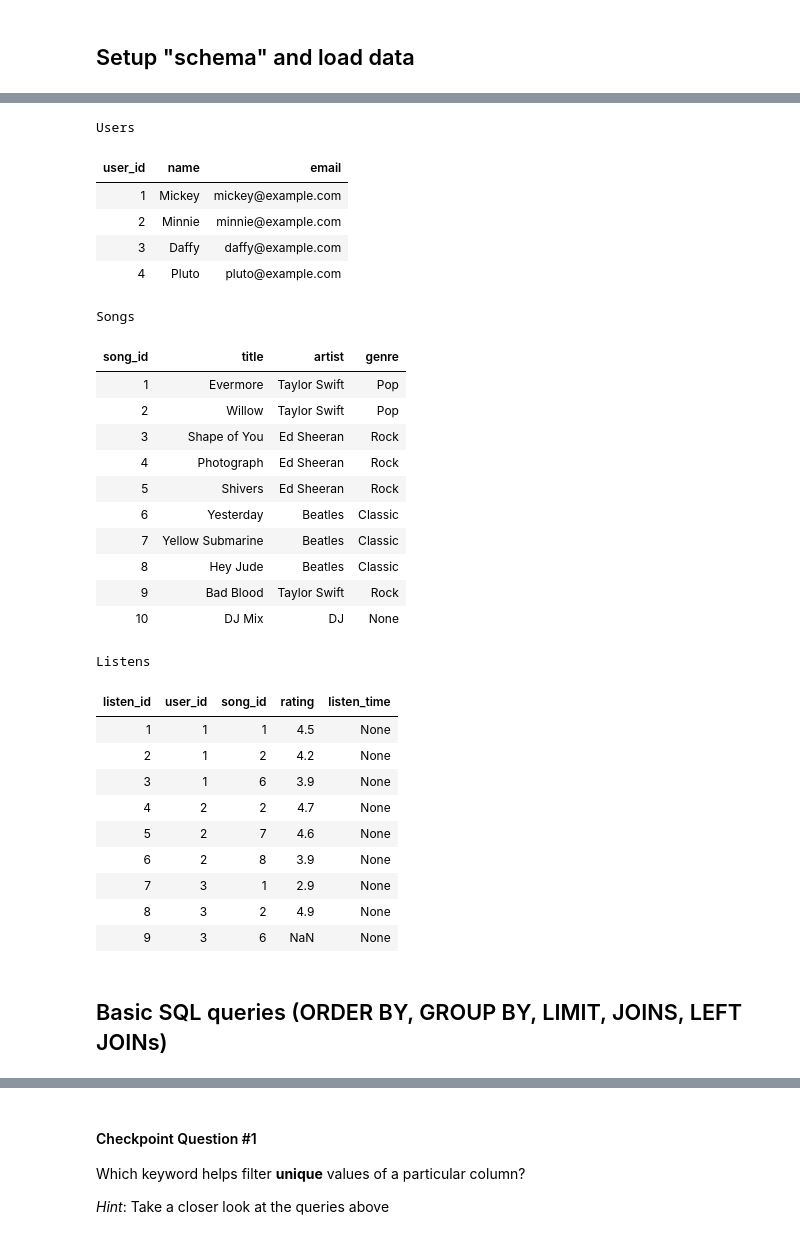
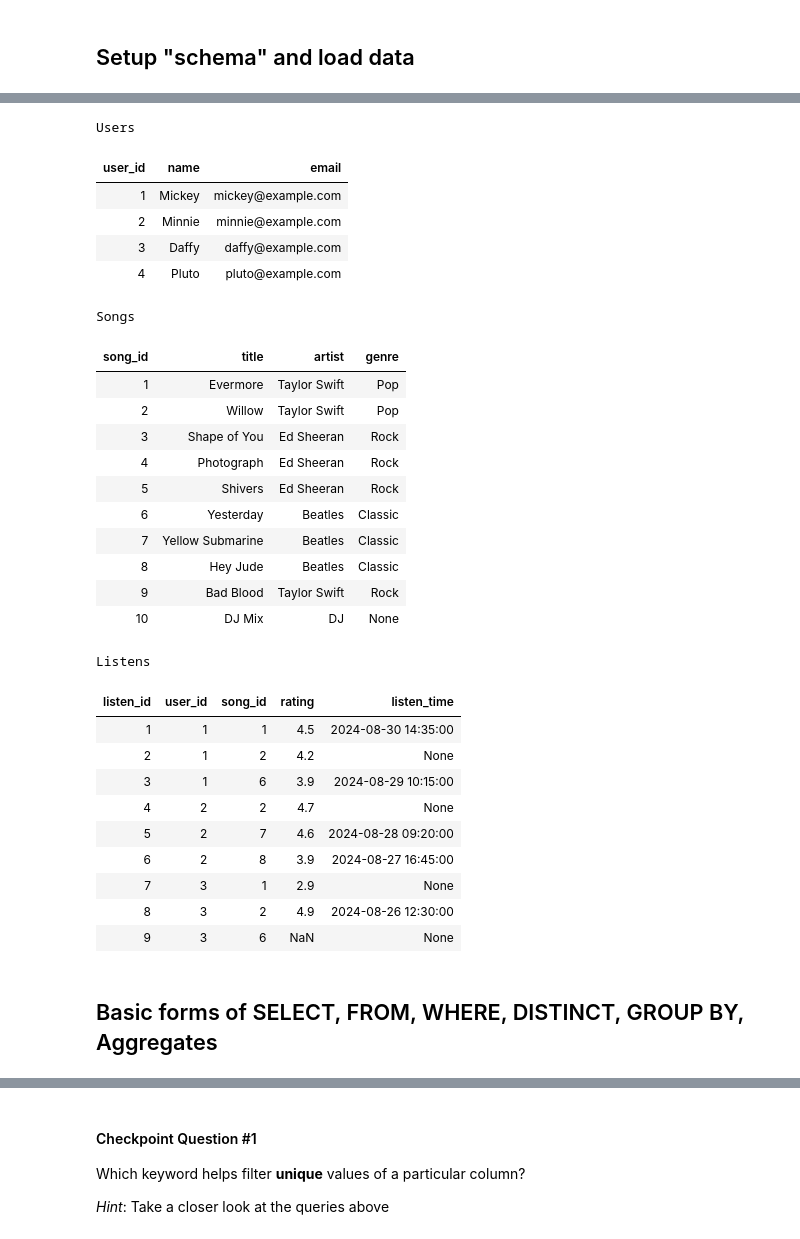
Before and after one commit to shivag/cs145, a Jupyter notebook: Spotify's_SQL_example_CS145.ipynb, the cells around one changed output, grey strips where cells are left out. Saved outputs shown, nothing was run; the diff lists cells and outputs as text; code cells hidden in the pictures.

```diff
--- a/Spotify's_SQL_example_CS145.ipynb
+++ b/Spotify's_SQL_example_CS145.ipynb
@@ -67,6 +62,6 @@ Successfully installed pysqlite3-0.5.3
 3.37.2
 # %%
-dbname = "music_streaming4.db"
+dbname = "music_streaming_1.db"
 
 def printSqlResults(cursor, tblName):
   try:
@@ -186,56 +181,57 @@ VALUES
 
 # Insert sample listens
 cursor.execute("""
-INSERT INTO Listens (listen_id, user_id, song_id, rating)
+INSERT INTO Listens (listen_id, user_id, song_id, rating, listen_time)
 VALUES
-    (1, 1, 1, 4.5),
-    (2, 1, 2, 4.2),
-    (3, 1, 6, 3.9),
-    (4, 2, 2, 4.7),
-    (5, 2, 7, 4.6),
-    (6, 2, 8, 3.9),
-    (7, 3, 1, 2.9),
-    (8, 3, 2, 4.9),
-    (9, 3, 6, NULL);
+    (1, 1, 1, 4.5, '2024-08-30 14:35:00'),
+    (2, 1, 2, 4.2, NULL),
+    (3, 1, 6, 3.9, '2024-08-29 10:15:00'),
+    (4, 2, 2, 4.7, NULL),
+    (5, 2, 7, 4.6, '2024-08-28 09:20:00'),
+    (6, 2, 8, 3.9, '2024-08-27 16:45:00'),
+    (7, 3, 1, 2.9, NULL),
+    (8, 3, 2, 4.9, '2024-08-26 12:30:00'),
+    (9, 3, 6, NULL, NULL);
 """)
+
 # Commit changes and close the connection
 conn.commit()
 conn.close()
 
 runSql('Users', "select * from Users;")
 runSql('Songs', "select * from Songs;")
 runSql('Listens', "select * from Listens;")
 # %% [output]
 Users
 | user_id | name | email |
 | 1 | Mickey | mickey@example.com |
 | 2 | Minnie | minnie@example.com |
 | 3 | Daffy | daffy@example.com |
 | 4 | Pluto | pluto@example.com |
 Songs
 | song_id | title | artist | genre |
 | 1 | Evermore | Taylor Swift | Pop |
 | 2 | Willow | Taylor Swift | Pop |
 | 3 | Shape of You | Ed Sheeran | Rock |
 | 4 | Photograph | Ed Sheeran | Rock |
 | 5 | Shivers | Ed Sheeran | Rock |
 | 6 | Yesterday | Beatles | Classic |
 | 7 | Yellow Submarine | Beatles | Classic |
 | 8 | Hey Jude | Beatles | Classic |
 | 9 | Bad Blood | Taylor Swift | Rock |
 | 10 | DJ Mix | DJ | None |
 Listens
 | listen_id | user_id | song_id | rating | listen_time |
-| 1 | 1 | 1 | 4.5 | None |
+| 1 | 1 | 1 | 4.5 | 2024-08-30 14:35:00 |
 | 2 | 1 | 2 | 4.2 | None |
-| 3 | 1 | 6 | 3.9 | None |
+| 3 | 1 | 6 | 3.9 | 2024-08-29 10:15:00 |
 | 4 | 2 | 2 | 4.7 | None |
-| 5 | 2 | 7 | 4.6 | None |
-| 6 | 2 | 8 | 3.9 | None |
+| 5 | 2 | 7 | 4.6 | 2024-08-28 09:20:00 |
+| 6 | 2 | 8 | 3.9 | 2024-08-27 16:45:00 |
 | 7 | 3 | 1 | 2.9 | None |
-| 8 | 3 | 2 | 4.9 | None |
+| 8 | 3 | 2 | 4.9 | 2024-08-26 12:30:00 |
 | 9 | 3 | 6 | NaN | None |
-# %% [markdown]
-## Basic SQL queries (ORDER BY, GROUP BY, LIMIT, JOINS, LEFT JOINs)
+# %% [markdown]
+## Basic forms of SELECT, FROM, WHERE, DISTINCT, GROUP BY, Aggregates
 # %%
 """ Goal: Learn basic forms of SELECT, FROM, WHERE, DISTINCT """
```
Also changed, not shown: parts of 57 cells of this notebook.
